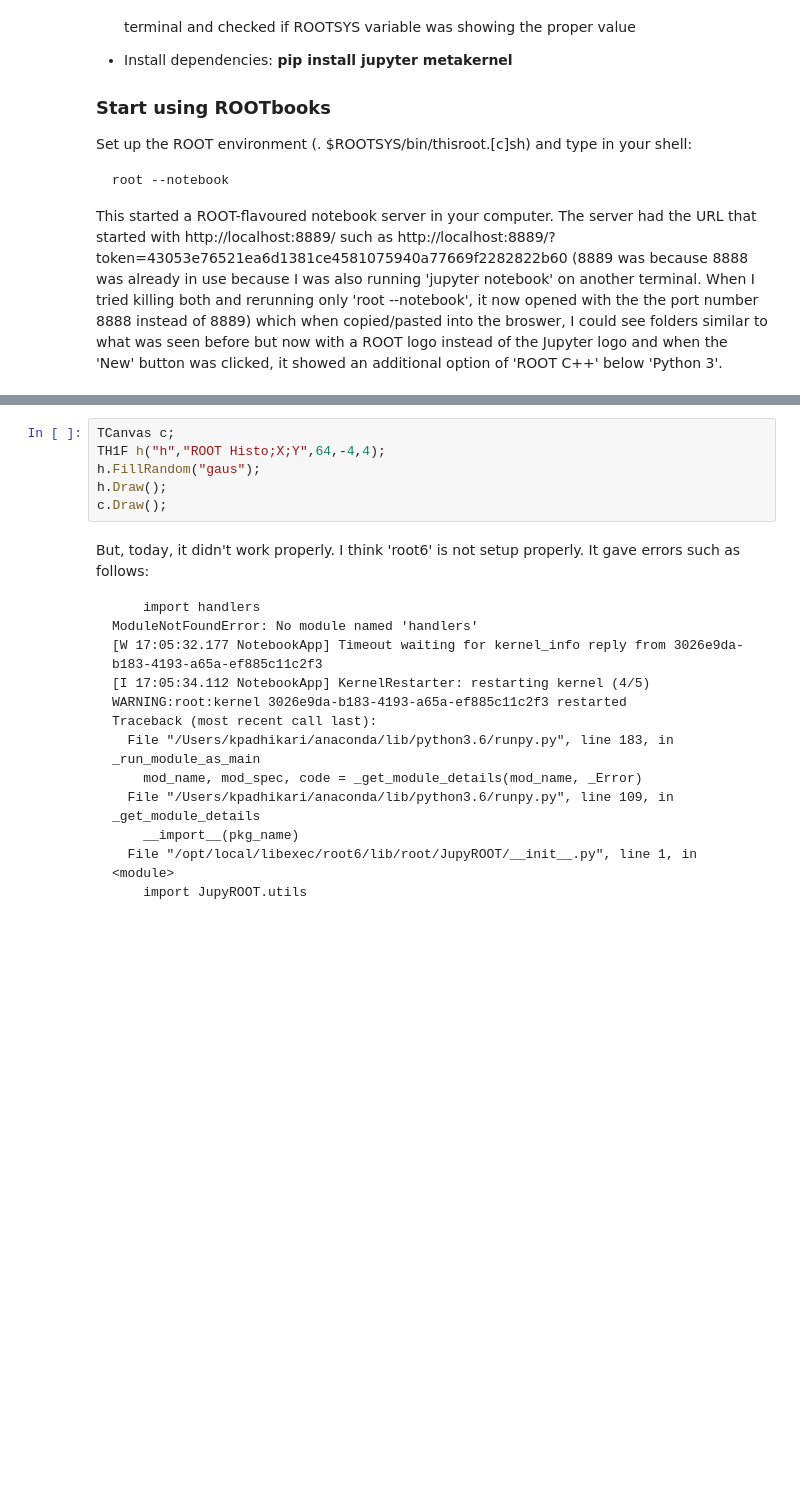
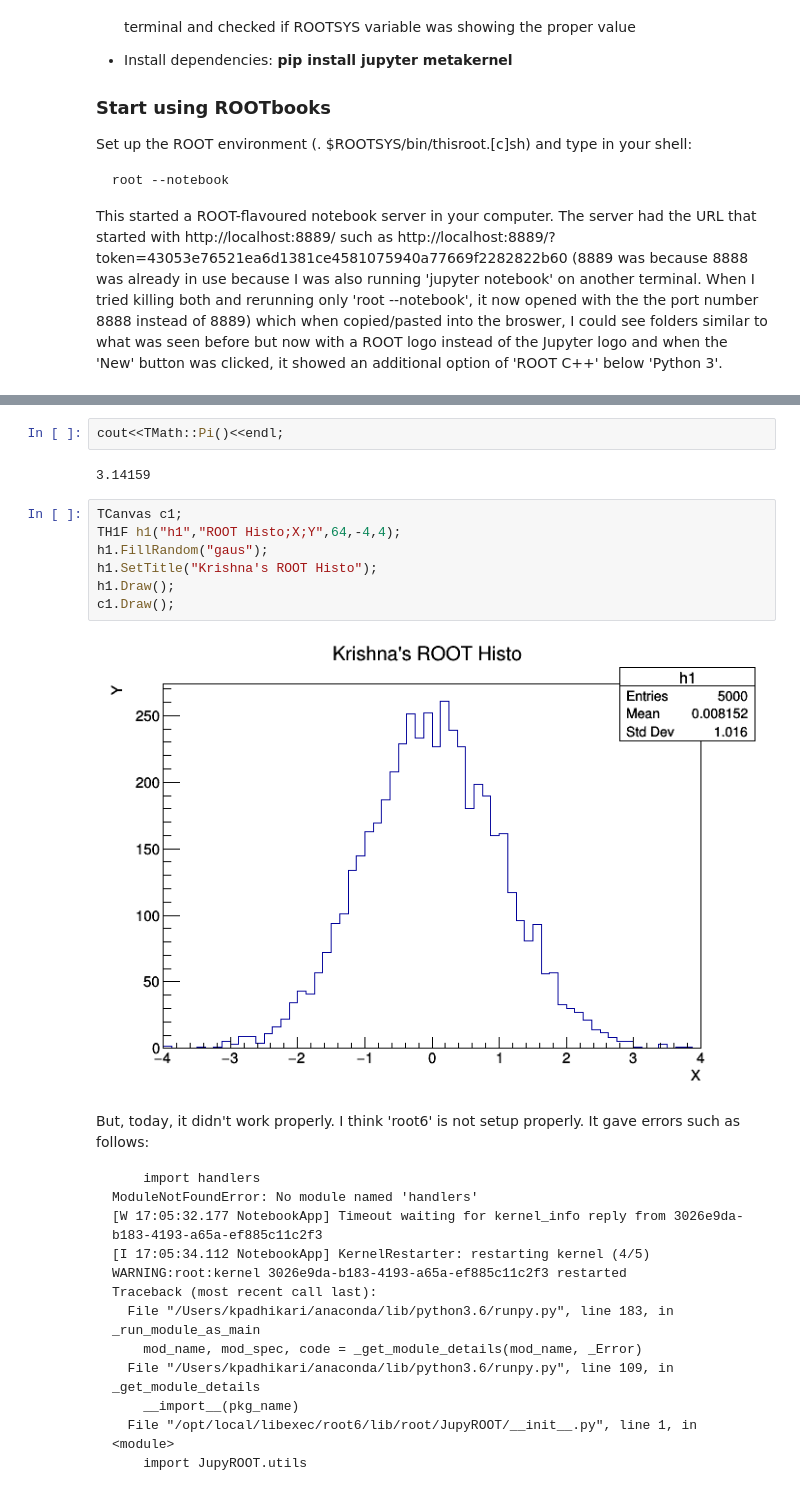
Before and after one commit to KPAdhikari/PythonStuff, a Jupyter notebook: ROOT_Notebooks/myFirstROOTnotebook.ipynb, the cells around one changed output, grey strips where cells are left out. Saved outputs shown, nothing was run; the diff lists cells and outputs as text; blank space fills up the shorter version.

````diff
--- a/ROOT_Notebooks/myFirstROOTnotebook.ipynb
+++ b/ROOT_Notebooks/myFirstROOTnotebook.ipynb
@@ -36,9 +78,16 @@ This started a ROOT-flavoured notebook server in your computer. The server had t
+# %%
+cout<<TMath::Pi()<<endl;
+# %% [output]
+3.14159
 # %%
-TCanvas c;
-TH1F h("h","ROOT Histo;X;Y",64,-4,4);
-h.FillRandom("gaus");
-h.Draw();
-c.Draw();
+TCanvas c1;
+TH1F h1("h1","ROOT Histo;X;Y",64,-4,4);
+h1.FillRandom("gaus");
+h1.SetTitle("Krishna's ROOT Histo");
+h1.Draw();
+c1.Draw();
+# %% [output]
+[figure, added]
 # %% [markdown]
 But, today, it didn't work properly. I think 'root6' is not setup properly. It gave errors such as follows:
 ```
````
Also changed, not shown: parts of 27 cells of this notebook, 5 other files.
